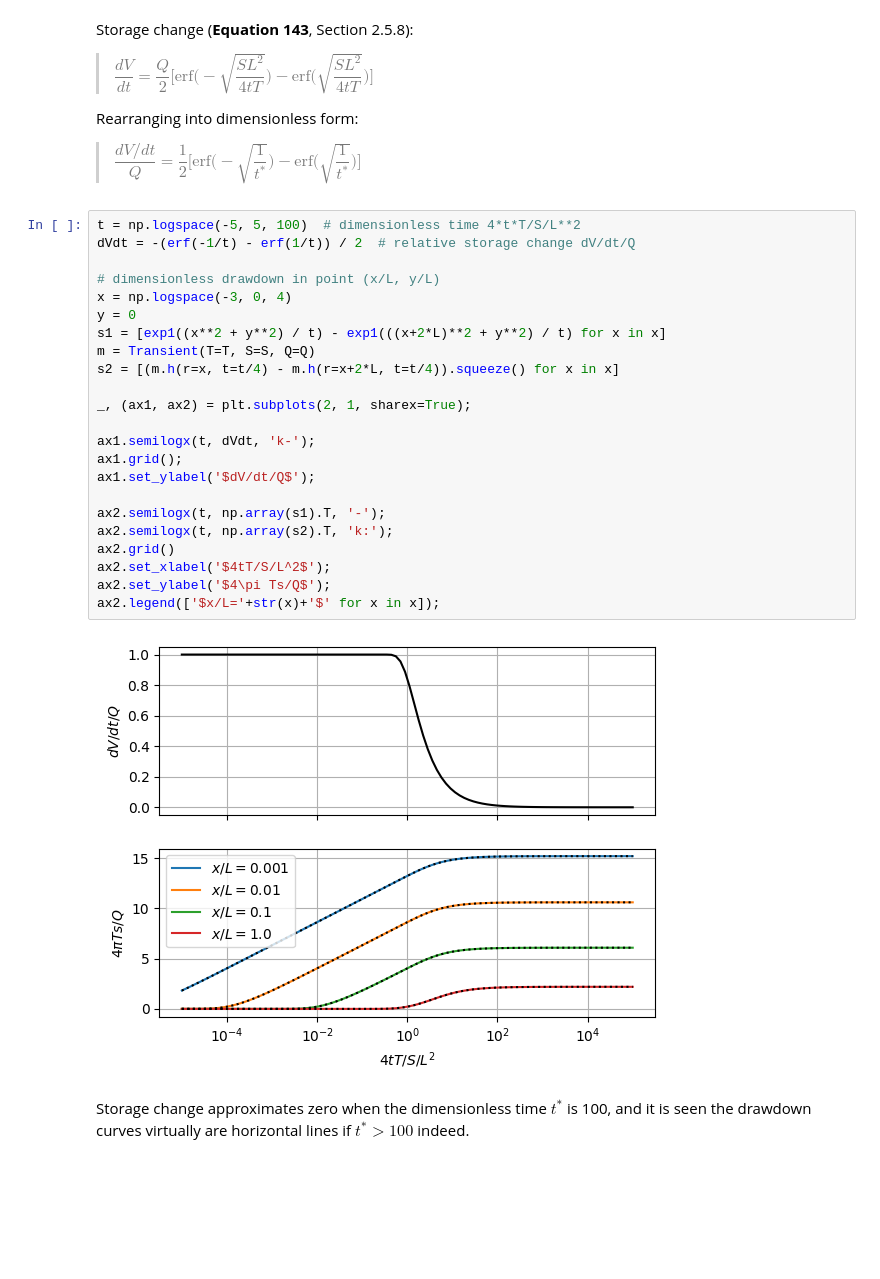
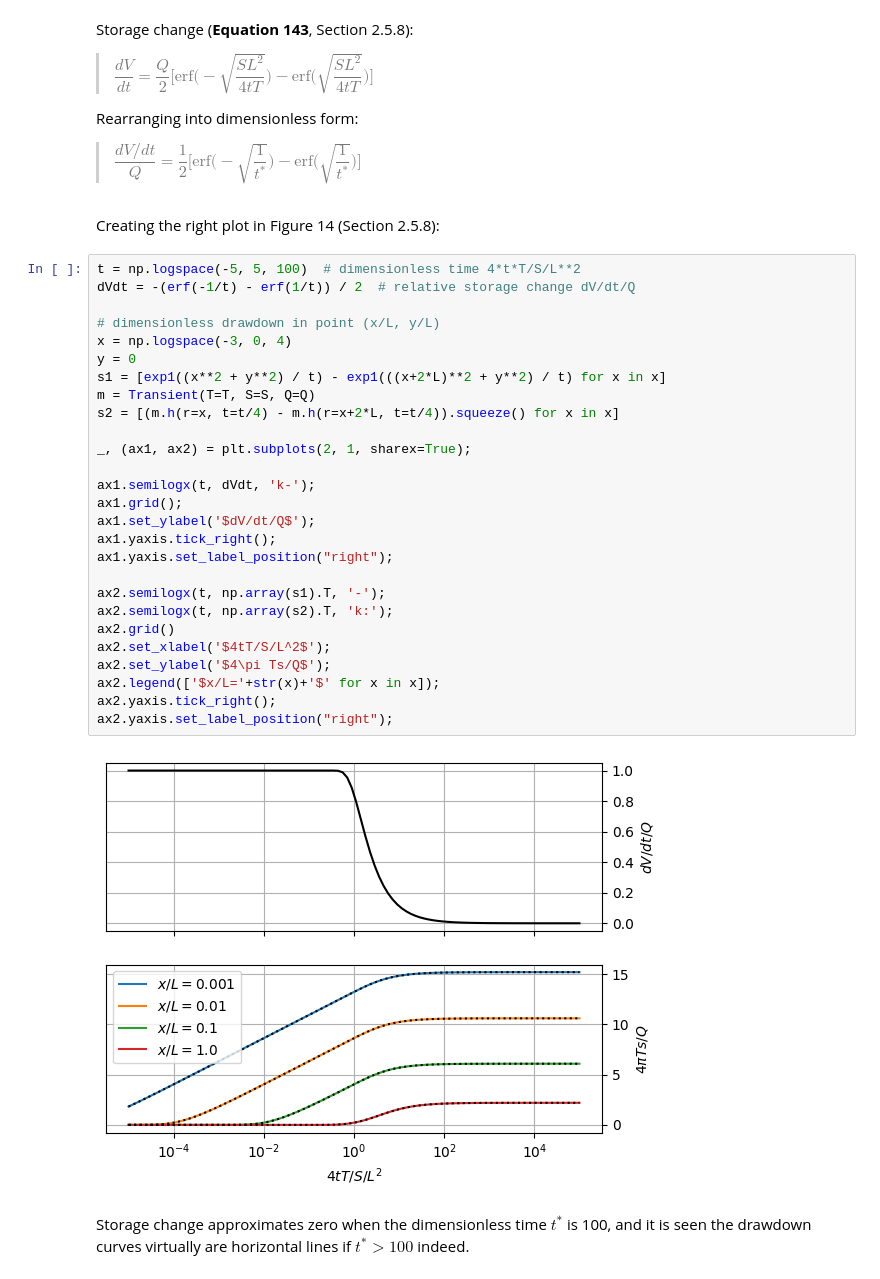
Before and after one commit to alouwyck/PhD, a Jupyter notebook: chapter2_generalized_semi_analytical_solution.ipynb, the cells around one changed output. Saved outputs shown, nothing was run; the diff lists cells and outputs as text; blank space fills up the shorter version.

Commit message:
Added references to Figure and Section numbers

```diff
--- a/chapter2_generalized_semi_analytical_solution.ipynb
+++ b/chapter2_generalized_semi_analytical_solution.ipynb
@@ -1911,31 +2103,37 @@ Storage change (**Equation 143**, Section 2.5.8):
 Rearranging into dimensionless form:
 
 > $\dfrac{dV/dt}{Q} = \dfrac{1}{2} \bigg[ \text{erf} \bigg( - \sqrt{\dfrac{1}{t^*}} \bigg) - \text{erf} \bigg( \sqrt{\dfrac{1}{t^*}} \bigg) \bigg]$
+# %% [markdown]
+Creating the right plot in Figure 14 (Section 2.5.8):
 # %%
 t = np.logspace(-5, 5, 100)  # dimensionless time 4*t*T/S/L**2
 dVdt = -(erf(-1/t) - erf(1/t)) / 2  # relative storage change dV/dt/Q
 
 # dimensionless drawdown in point (x/L, y/L)
 x = np.logspace(-3, 0, 4)
 y = 0
 s1 = [exp1((x**2 + y**2) / t) - exp1(((x+2*L)**2 + y**2) / t) for x in x]
 m = Transient(T=T, S=S, Q=Q)
 s2 = [(m.h(r=x, t=t/4) - m.h(r=x+2*L, t=t/4)).squeeze() for x in x]
 
 _, (ax1, ax2) = plt.subplots(2, 1, sharex=True);
 
 ax1.semilogx(t, dVdt, 'k-');
 ax1.grid();
 ax1.set_ylabel('$dV/dt/Q$');
+ax1.yaxis.tick_right();
+ax1.yaxis.set_label_position("right");
 
 ax2.semilogx(t, np.array(s1).T, '-');
 ax2.semilogx(t, np.array(s2).T, 'k:');
 ax2.grid()
 ax2.set_xlabel('$4tT/S/L^2$');
 ax2.set_ylabel('$4\pi Ts/Q$');
 ax2.legend(['$x/L='+str(x)+'$' for x in x]);
+ax2.yaxis.tick_right();
+ax2.yaxis.set_label_position("right");
 # %% [output]
-[figure, old version]
+[figure, new version]
 # %% [markdown]
 Storage change approximates zero when the dimensionless time $t^*$ is 100, and it is seen the drawdown curves virtually are horizontal lines if $t^* > 100$ indeed.
 # %% [markdown]
```
Also changed, not shown: parts of 42 cells of this notebook.
